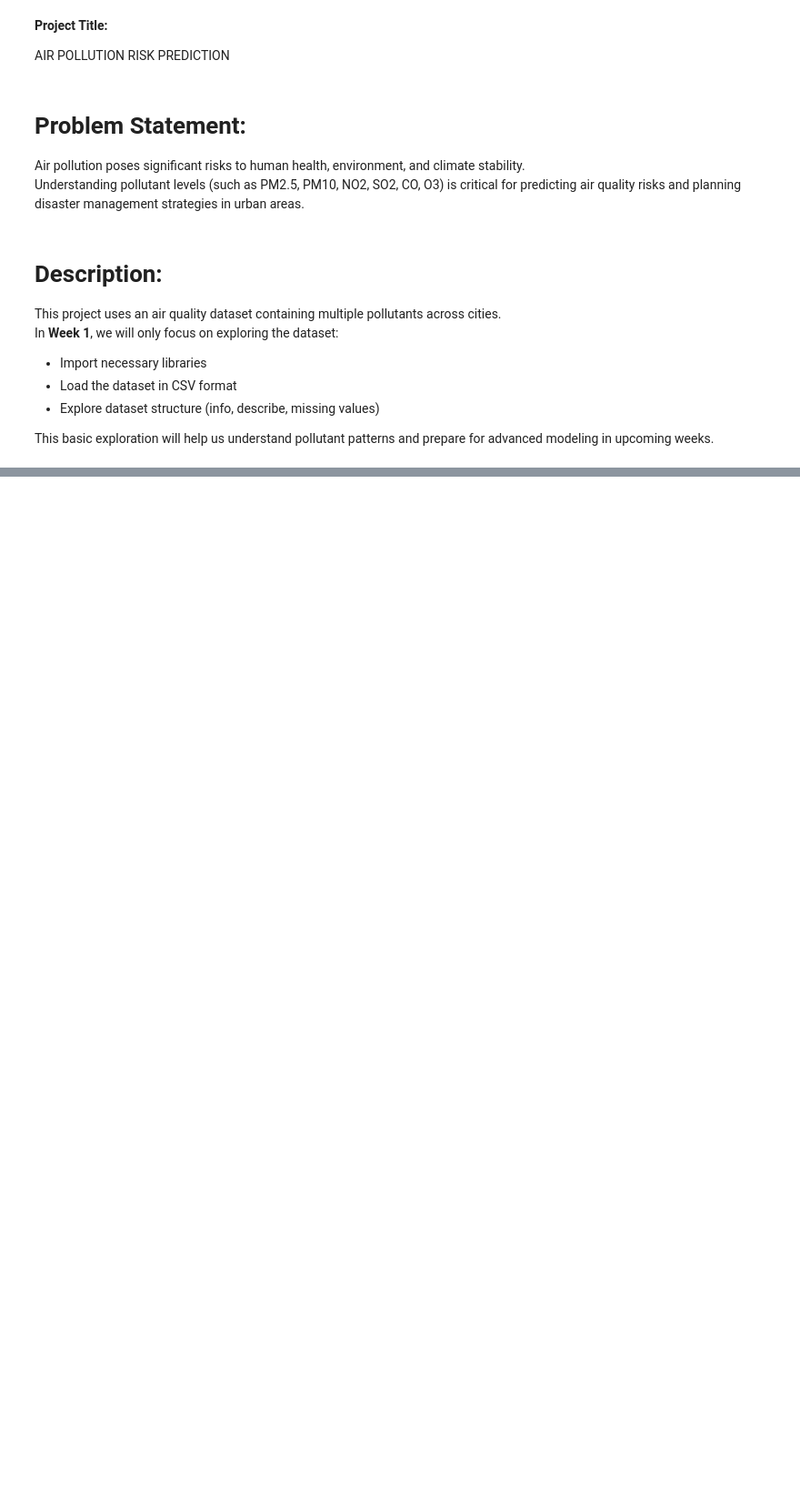
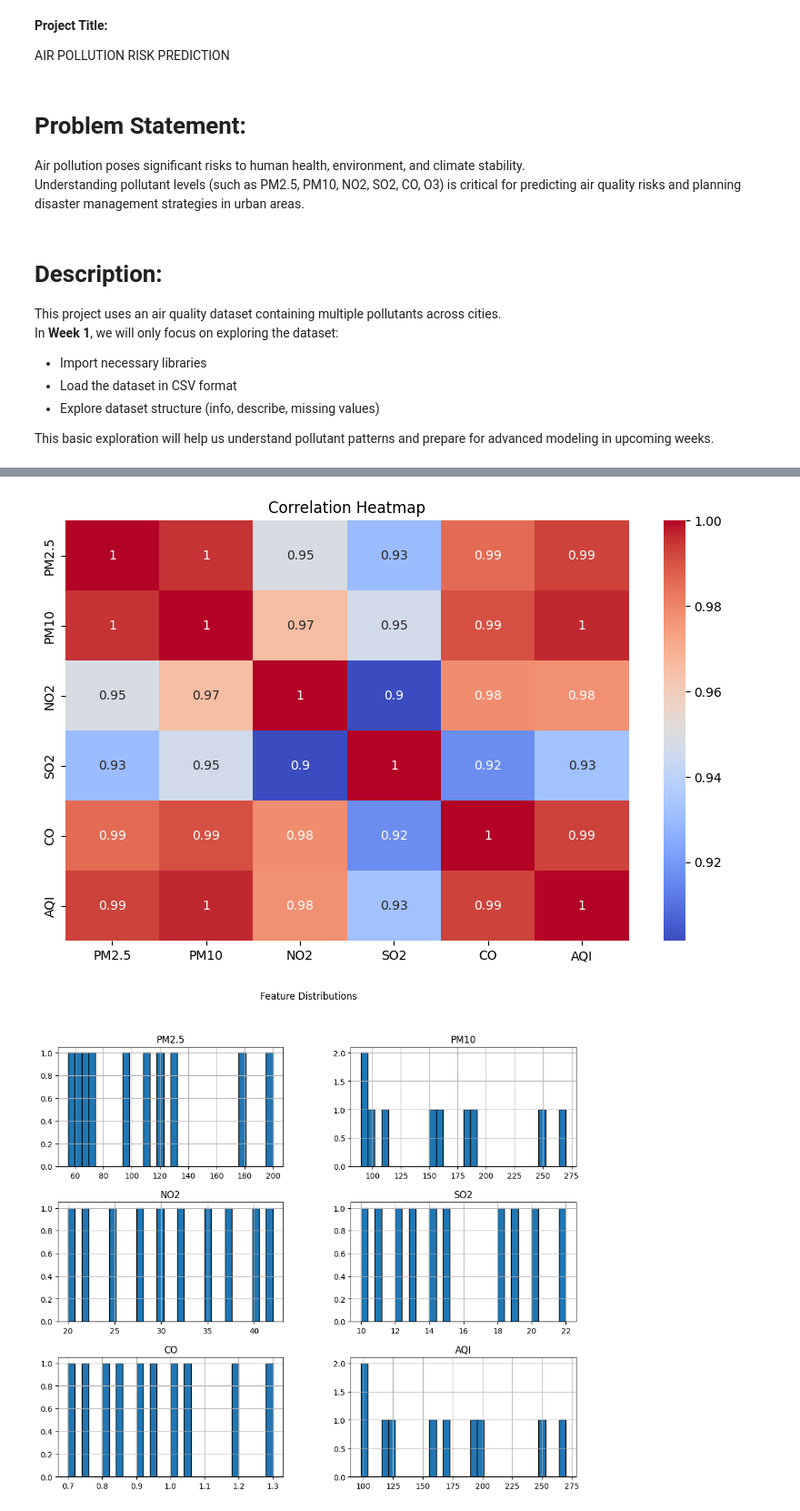
Before and after one commit to Sudharshana-ps/Week1-Air-Pollution-Risk, a Jupyter notebook: week1.ipynb, the cells around one changed output, grey strips where cells are left out. Shown at 91% size. Saved outputs shown, nothing was run; the diff lists cells and outputs as text; code cells hidden in the pictures; blank space fills up the shorter version.

Commit message:
Created using Colab on week1 Added  EDA, Data Transformation & Feature Selection on week2

```diff
--- a/week1.ipynb
+++ b/week1.ipynb
@@ -39 +42,72 @@ df.describe()
 df.isnull().sum()
+# %%
+
+# WEEK 2 - Exploratory Data Analysis (EDA), Transformation & Feature Selection
+import pandas as pd
+import numpy as np
+import matplotlib.pyplot as plt
+import seaborn as sns
+from sklearn.preprocessing import StandardScaler, MinMaxScaler, LabelEncoder
+from sklearn.feature_selection import VarianceThreshold, SelectKBest, f_classif
+from sklearn.ensemble import RandomForestClassifier
+df = pd.read_csv("air_pollution_data.csv")
+
+#Basic EDA
+print("Dataset shape:", df.shape)
+print("\nDataset Info:")
+print(df.info())
+print("\nMissing Values:\n", df.isnull().sum())
+print("\nSummary Statistics:\n", df.describe(include="all"))
+# Correlation Heatmap (numeric features only)
+plt.figure(figsize=(10,6))
+sns.heatmap(df.corr(numeric_only=True), annot=True, cmap="coolwarm")
+plt.title("Correlation Heatmap")
+plt.show()
+# Distribution of each numeric column
+df.hist(figsize=(12,10), bins=30, edgecolor='black')
+plt.suptitle("Feature Distributions")
+plt.show()
+# Boxplots for outlier detection
+plt.figure(figsize=(12,6))
+sns.boxplot(data=df.select_dtypes(include=np.number))
+plt.title("Boxplot of Numeric Features")
+plt.show()
+# 2. Data Transformation
+
+for col in df.columns:
+    if df[col].dtype in ['int64', 'float64']:
+        df[col].fillna(df[col].mean(), inplace=True)
+    else:
+        df[col].fillna(df[col].mode()[0], inplace=True)
+
+label_enc = LabelEncoder()
+for col in df.select_dtypes(include=['object']).columns:
+    df[col] = label_enc.fit_transform(df[col])
+scaler = StandardScaler()
+df_scaled = pd.DataFrame(scaler.fit_transform(df), columns=df.columns)
+print("\nTransformed Data (first 5 rows):")
+print(df_scaled.head())
+
+# 3. Feature Selection
+var_thres = VarianceThreshold(threshold=0.01)
+df_var = var_thres.fit_transform(df_scaled)
+print("\nShape after Variance Threshold:", df_var.shape)
+
+corr_matrix = df_scaled.corr().abs()
+upper = corr_matrix.where(np.triu(np.ones(corr_matrix.shape), k=1).astype(bool))
+drop_cols = [column for column in upper.columns if any(upper[column] > 0.85)]
+print("\nHighly Correlated Features to Drop:", drop_cols)
+
+if 'target' in df_scaled.columns:
+    X = df_scaled.drop('target', axis=1)
+    y = df_scaled['target']
+    model = RandomForestClassifier(random_state=42)
+    model.fit(X, y)
+
+    feat_importance = pd.Series(model.feature_importances_, index=X.columns)
+    feat_importance.nlargest(10).plot(kind='barh', figsize=(8,6))
+    plt.title("Top 10 Feature Importances (RandomForest)")
+    plt.show()
+
+print("\nWeek 2 EDA, Data Transformation, and Feature Selection completed ✅")
+# %% [output]
@@ -39,0 +131,2 @@ df.isnull().sum()
+[figure, added]
+[figure, added]
```
Also changed, not shown: parts of 8 cells of this notebook.
